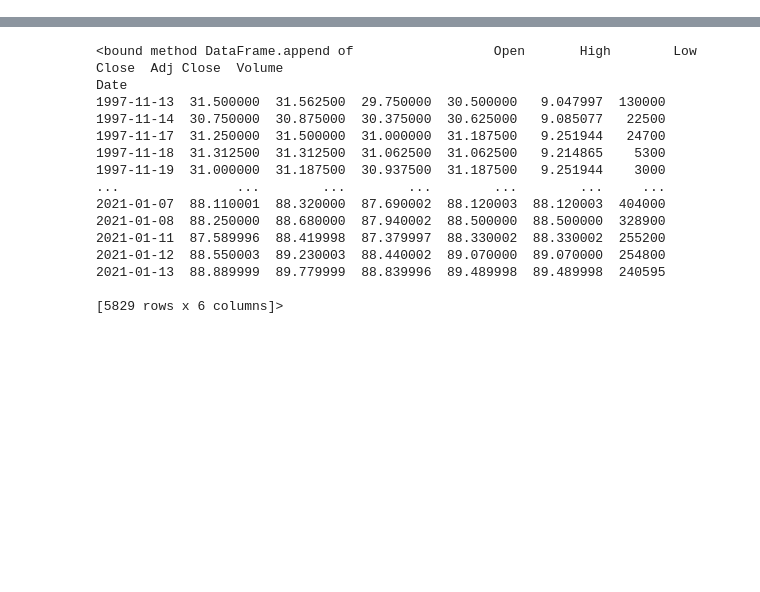
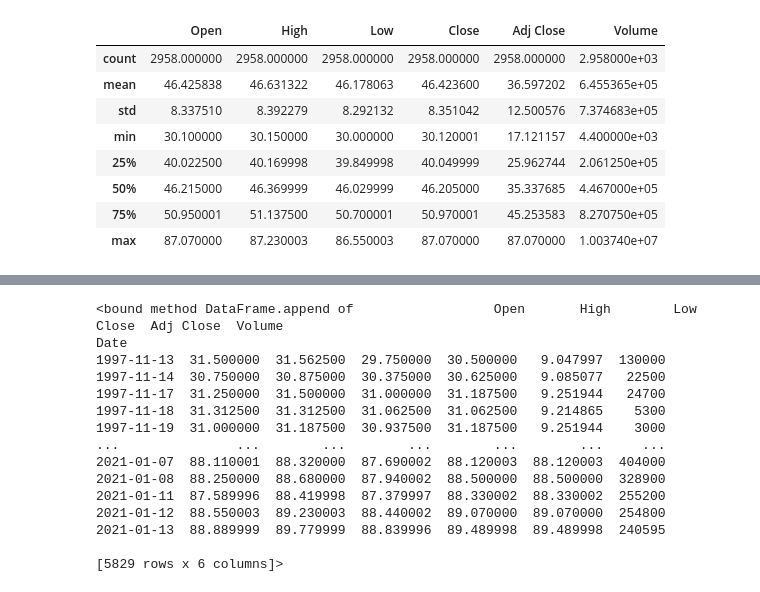
Before and after one commit to benvictoria21/AnalyzeStocks, a Jupyter notebook: Canadian Imperial Bank of Commerce.ipynb, the cells around one changed output, grey strips where cells are left out. Saved outputs shown, nothing was run; the diff lists cells and outputs as text; code cells hidden in the pictures; blank space fills up the shorter version.

```diff
--- a/Canadian Imperial Bank of Commerce.ipynb
+++ b/Canadian Imperial Bank of Commerce.ipynb
@@ -324,0 +39,12 @@ Date
+# %%
+CWB.describe()
+# %% [output]
+|  | Open | High | Low | Close | Adj Close | Volume |
+| count | 2958.000000 | 2958.000000 | 2958.000000 | 2958.000000 | 2958.000000 | 2.958000e+03 |
+| mean | 46.425838 | 46.631322 | 46.178063 | 46.423600 | 36.597202 | 6.455365e+05 |
+| std | 8.337510 | 8.392279 | 8.292132 | 8.351042 | 12.500576 | 7.374683e+05 |
+| min | 30.100000 | 30.150000 | 30.000000 | 30.120001 | 17.121157 | 4.400000e+03 |
+| 25% | 40.022500 | 40.169998 | 39.849998 | 40.049999 | 25.962744 | 2.061250e+05 |
+| 50% | 46.215000 | 46.369999 | 46.029999 | 46.205000 | 35.337685 | 4.467000e+05 |
+| 75% | 50.950001 | 51.137500 | 50.700001 | 50.970001 | 45.253583 | 8.270750e+05 |
+| max | 87.070000 | 87.230003 | 86.550003 | 87.070000 | 87.070000 | 1.003740e+07 |
```
Also changed, not shown: parts of 41 cells of this notebook.
